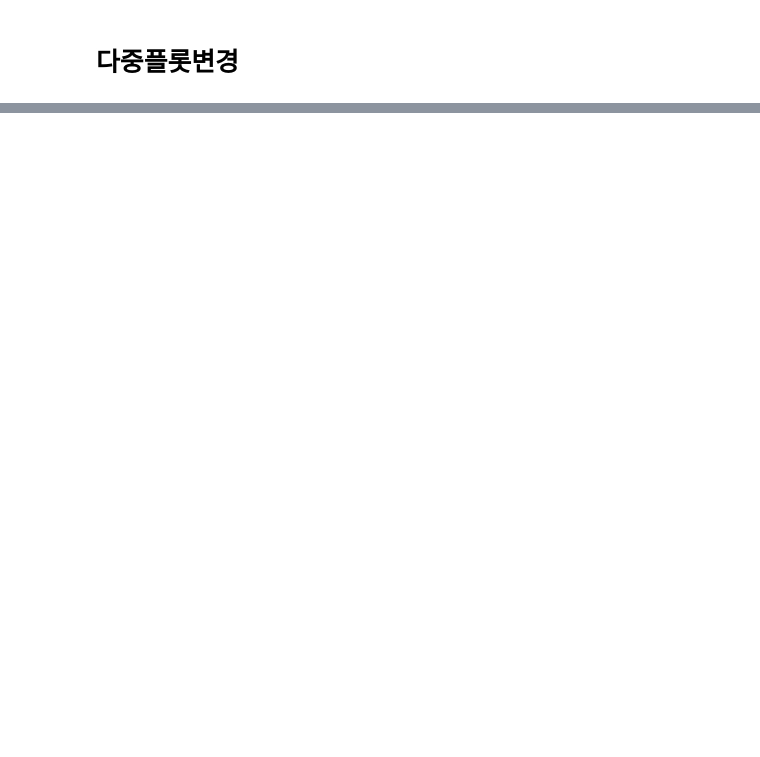
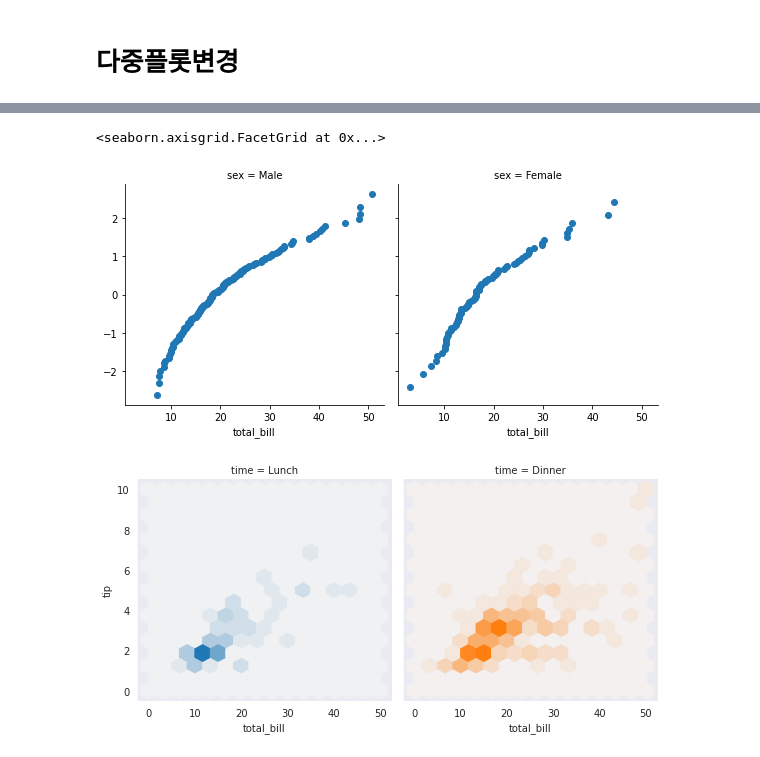
Before and after one commit to jenjong/deeplearning, a Jupyter notebook: chapters/07/multi.ipynb, the cells around one changed output, grey strips where cells are left out. Cells and saved outputs as stored; diff of their text form; code cells hidden in the pictures; blank space fills up the shorter version.

```diff
--- a/chapters/07/multi.ipynb
+++ b/chapters/07/multi.ipynb
@@ -51,0 +26,22 @@ NameError: name 'penguins' is not defined
+# %%
+##################################################### 7-2-2 ###########################################################
+# 1번째 방법
+def quantile_plot(x, **kwargs):
+    quantiles, xr = stats.probplot(x, fit=False)
+    plt.scatter(xr, quantiles, **kwargs)
+
+g = sns.FacetGrid(tips, col="sex", height=4)
+g.map(quantile_plot, "total_bill")
+
+# 2번째 방법
+def hexbin(x, y, color, **kwargs):
+    cmap = sns.light_palette(color, as_cmap=True)
+    plt.hexbin(x, y, gridsize=15, cmap=cmap, **kwargs)
+
+with sns.axes_style("dark"):
+    g = sns.FacetGrid(tips, hue="time", col="time", height=4)
+g.map(hexbin, "total_bill", "tip", extent=[0, 50, 0, 10])
+# %% [output]
+<seaborn.axisgrid.FacetGrid at 0x...>
+[figure, added]
+[figure, added]
```
Also changed, not shown: parts of 8 cells of this notebook, 1 other file.
